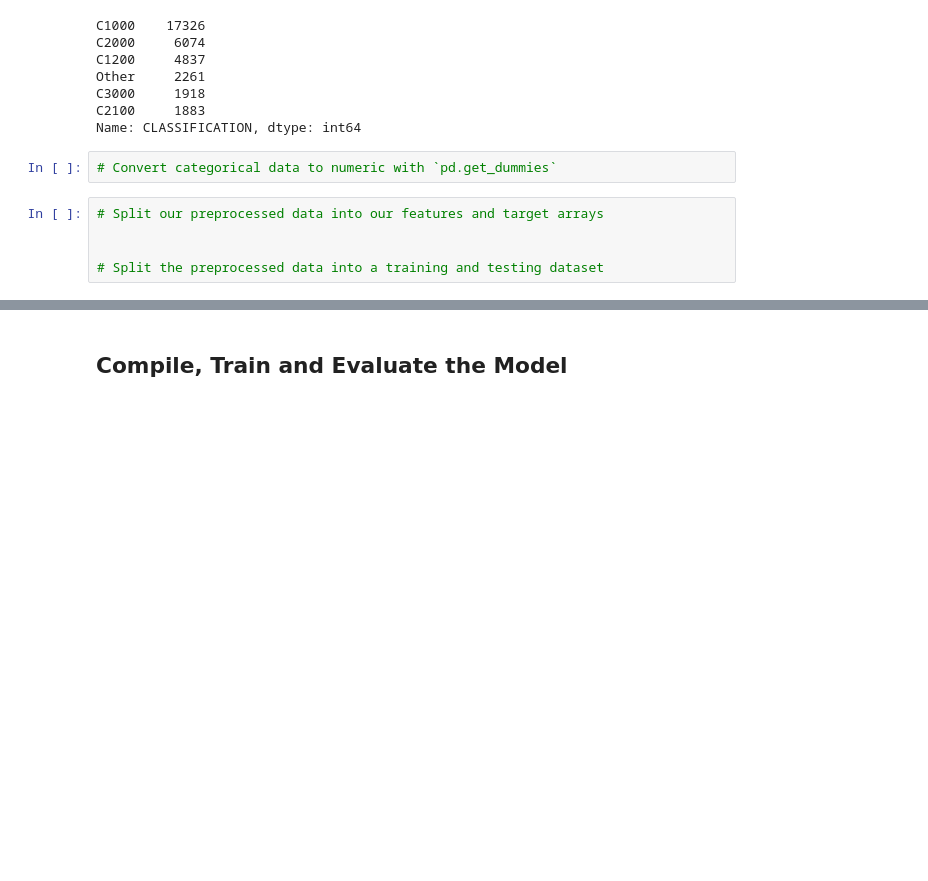
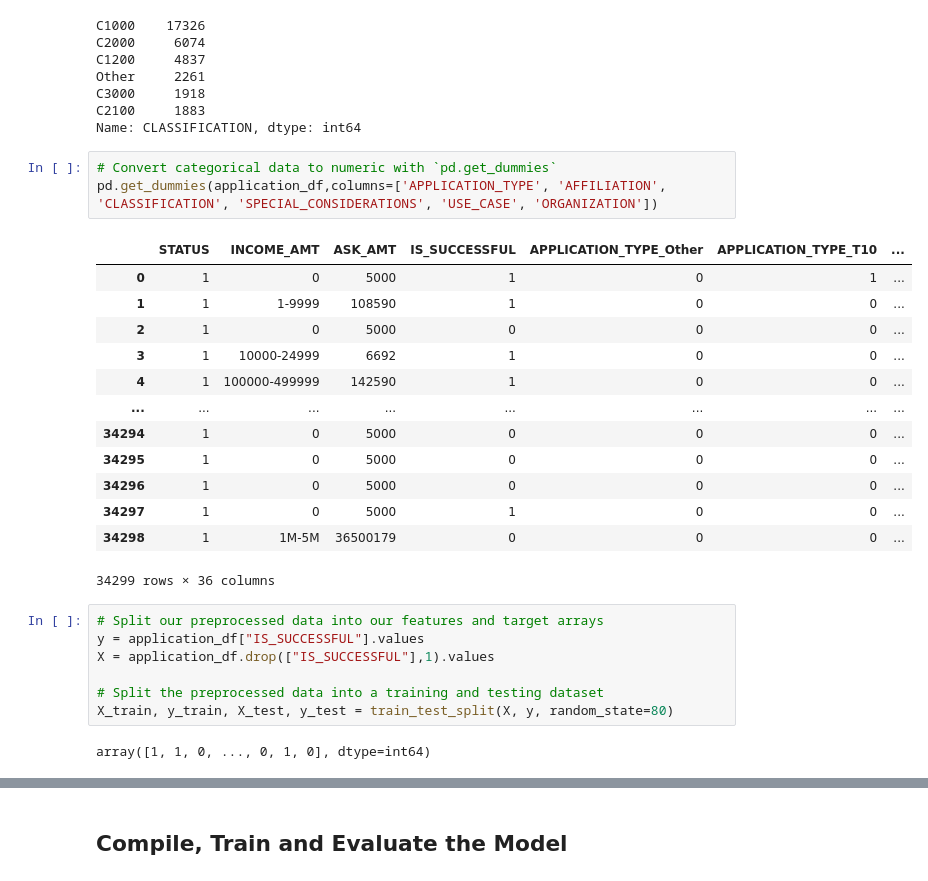
Before and after one commit to VincentGordon-Data-Analyst/deep-learning-challenge, a Jupyter notebook: Starter_Code/Starter_Code.ipynb, the cells around one changed output, grey strips where cells are left out. Saved outputs shown, nothing was run; the diff lists cells and outputs as text; blank space fills up the shorter version.

```diff
--- a/Starter_Code/Starter_Code.ipynb
+++ b/Starter_Code/Starter_Code.ipynb
@@ -150,11 +150,30 @@ C2100     1883
 Name: CLASSIFICATION, dtype: int64
 # %%
 # Convert categorical data to numeric with `pd.get_dummies`
+pd.get_dummies(application_df,columns=['APPLICATION_TYPE', 'AFFILIATION', 'CLASSIFICATION', 'SPECIAL_CONSIDERATIONS', 'USE_CASE', 'ORGANIZATION'])
+# %% [output]
+|  | STATUS | INCOME_AMT | ASK_AMT | IS_SUCCESSFUL | APPLICATION_TYPE_Other | APPLICATION_TYPE_T10 | ... |
+| 0 | 1 | 0 | 5000 | 1 | 0 | 1 | ... |
+| 1 | 1 | 1-9999 | 108590 | 1 | 0 | 0 | ... |
+| 2 | 1 | 0 | 5000 | 0 | 0 | 0 | ... |
+| 3 | 1 | 10000-24999 | 6692 | 1 | 0 | 0 | ... |
+| 4 | 1 | 100000-499999 | 142590 | 1 | 0 | 0 | ... |
+| ... | ... | ... | ... | ... | ... | ... | ... |
+| 34294 | 1 | 0 | 5000 | 0 | 0 | 0 | ... |
+| 34295 | 1 | 0 | 5000 | 0 | 0 | 0 | ... |
+| 34296 | 1 | 0 | 5000 | 0 | 0 | 0 | ... |
+| 34297 | 1 | 0 | 5000 | 1 | 0 | 0 | ... |
+| 34298 | 1 | 1M-5M | 36500179 | 0 | 0 | 0 | ... |
+34299 rows × 36 columns
 # %%
 # Split our preprocessed data into our features and target arrays
-
+y = application_df["IS_SUCCESSFUL"].values
+X = application_df.drop(["IS_SUCCESSFUL"],1).values
 
 # Split the preprocessed data into a training and testing dataset
+X_train, y_train, X_test, y_test = train_test_split(X, y, random_state=80)
+# %% [output]
+array([1, 1, 0, ..., 0, 1, 0], dtype=int64)
 # %%
 # Create a StandardScaler instances
 scaler = StandardScaler()
```
Also changed, not shown: parts of 1 cell of this notebook.
